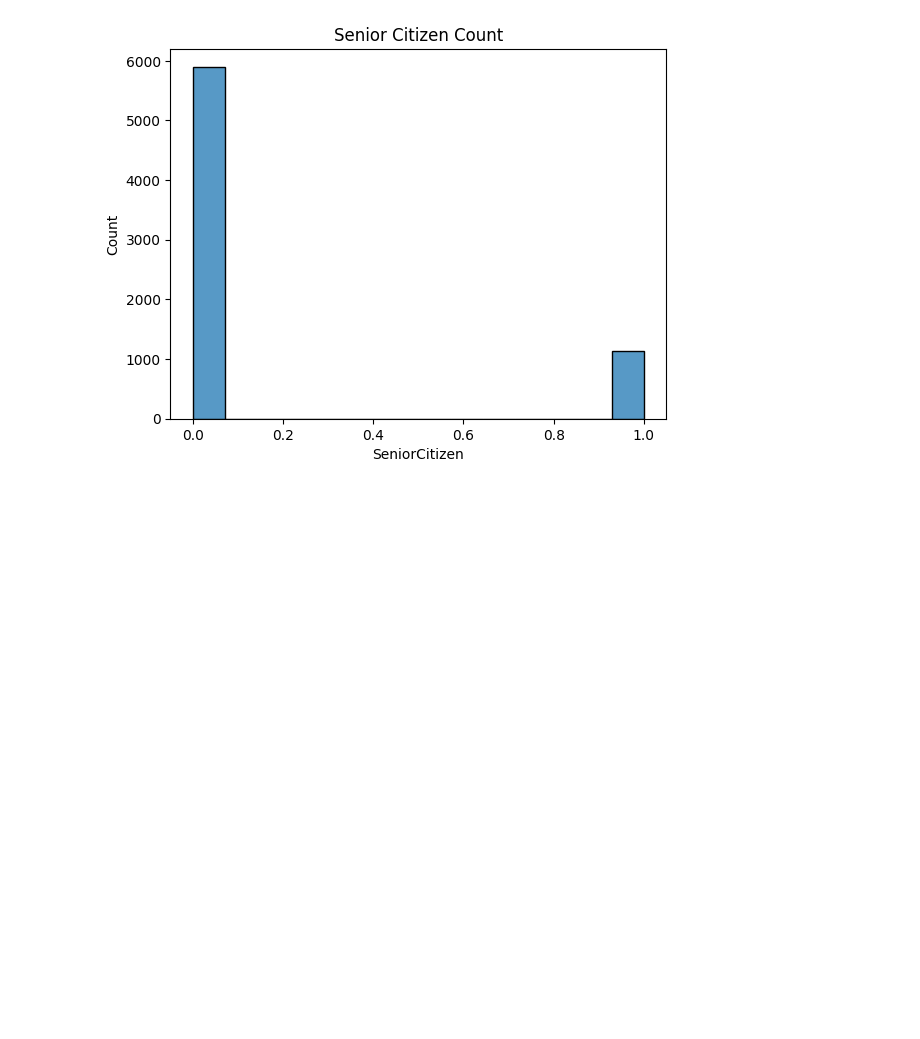
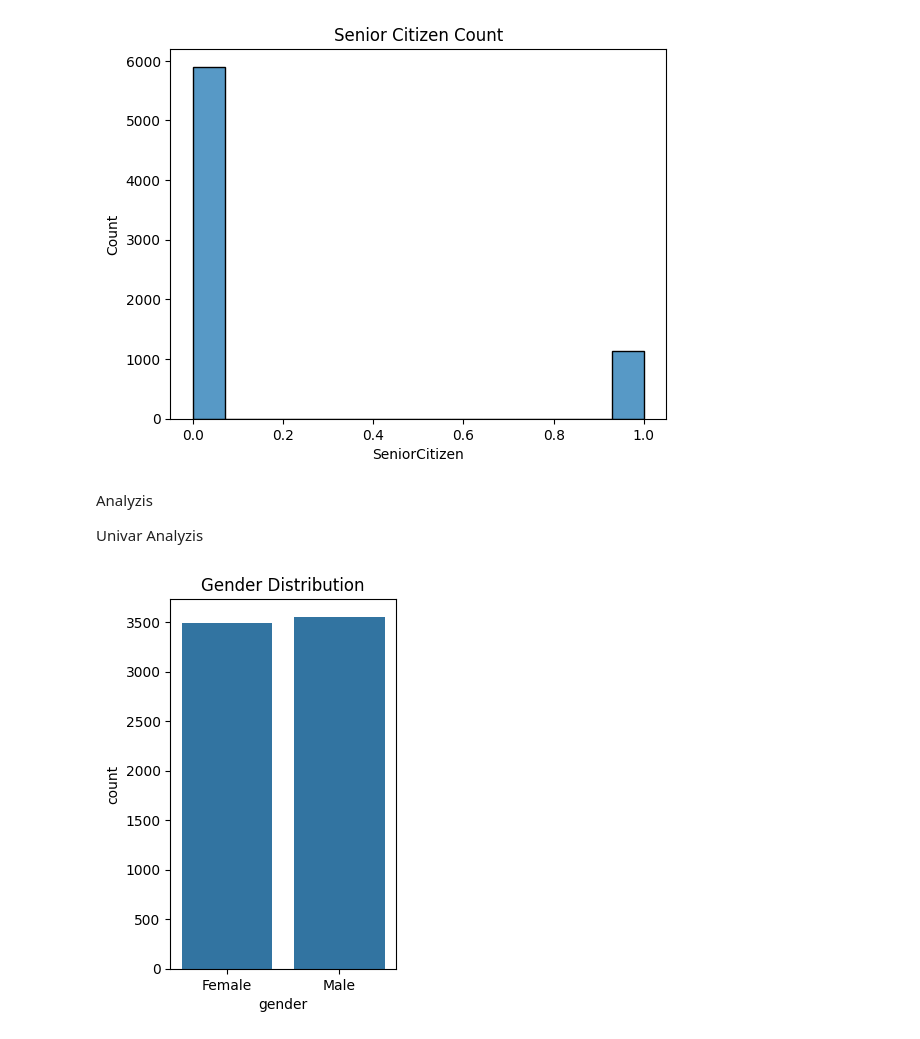
Before and after one commit to aadhilajas/Python-Practice, a Jupyter notebook: project2.ipynb, the cells around one changed output. Drawn from its saved outputs; the diff is of its cells as text; code cells hidden in the pictures; blank space fills up the shorter version.

```diff
--- a/project2.ipynb
+++ b/project2.ipynb
@@ -199,3 +199,15 @@ plt.title('Senior Citizen Count')
 plt.show()
 # %% [output]
 [figure]
+# %% [markdown]
+Analyzis
+
+Univar Analyzis
+# %%
+# Gender Distribution Among Customers
+plt.subplot(1, 2, 2)
+sns.countplot(x='gender', data=data)
+plt.title('Gender Distribution')
+plt.show()
+# %% [output]
+[figure, added]
```
Also changed, not shown: parts of 6 cells of this notebook.
